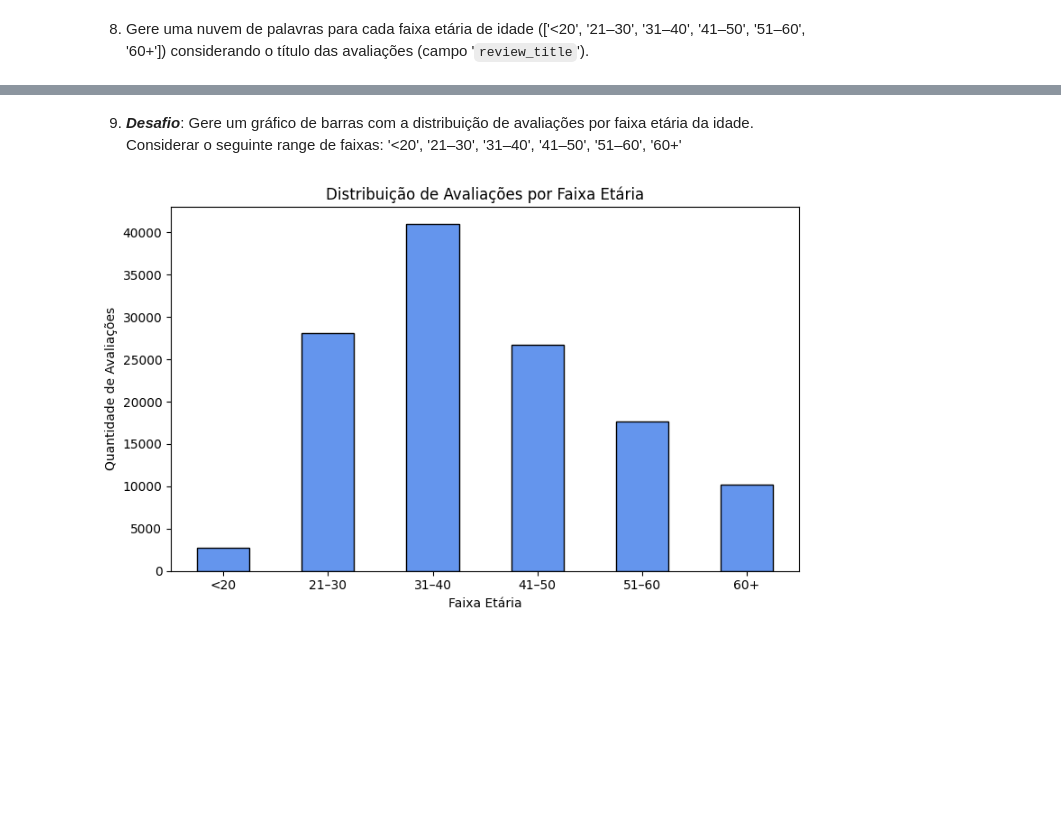
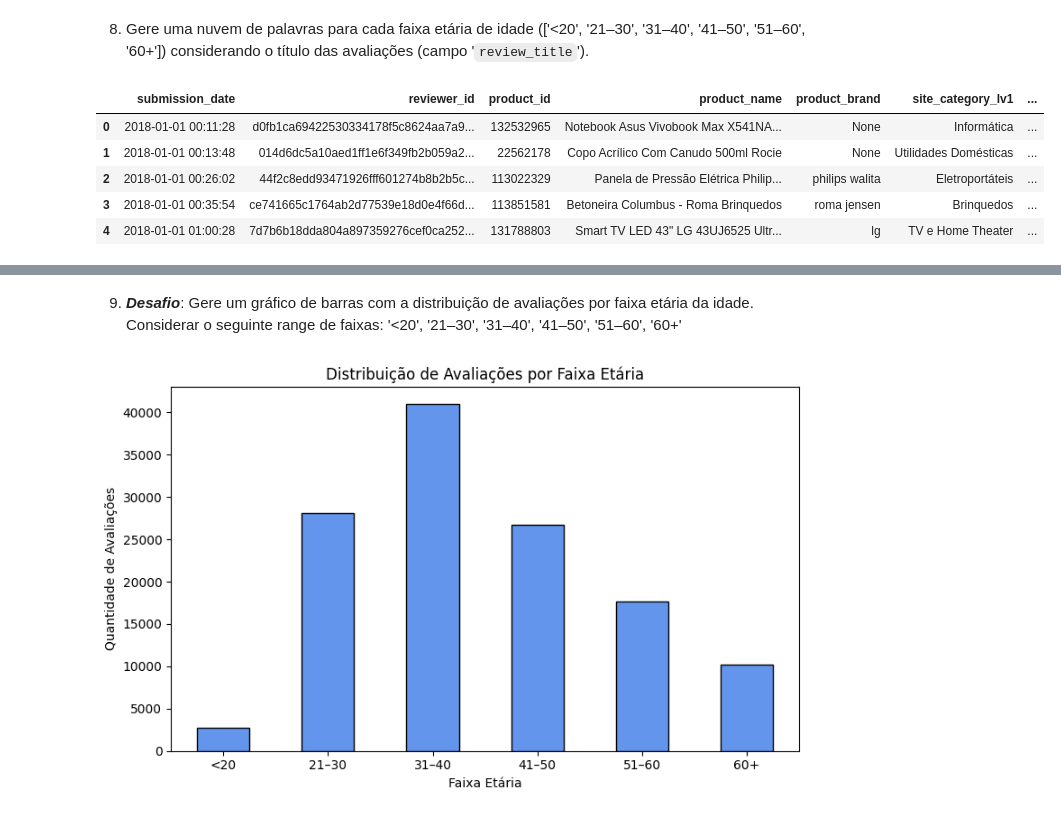
Before and after one commit to jaquedebrito/Atividades_TrilhaParaElas_FaseMentoria, a Jupyter notebook: Copy_of_Atividades_TrilhaParaElas.ipynb, the cells around one changed output, grey strips where cells are left out. Saved outputs shown, nothing was run; the diff lists cells and outputs as text; code cells hidden in the pictures; blank space fills up the shorter version.

```diff
--- a/Copy_of_Atividades_TrilhaParaElas.ipynb
+++ b/Copy_of_Atividades_TrilhaParaElas.ipynb
@@ -204,7 +204,15 @@ plt.show()
 # %%
 bins = [0, 20, 30, 40, 50, 60, 200]
 labels = ['<20', '21–30', '31–40', '41–50', '51–60', '60+']
 df['faixa_etaria'] = pd.cut(df['idade'], bins=bins, labels=labels, right=True)
+df.head()
+# %% [output]
+|  | submission_date | reviewer_id | product_id | product_name | product_brand | site_category_lv1 | ... |
+| 0 | 2018-01-01 00:11:28 | d0fb1ca69422530334178f5c8624aa7a9... | 132532965 | Notebook Asus Vivobook Max X541NA... | None | Informática | ... |
+| 1 | 2018-01-01 00:13:48 | 014d6dc5a10aed1ff1e6f349fb2b059a2... | 22562178 | Copo Acrílico Com Canudo 500ml Rocie | None | Utilidades Domésticas | ... |
+| 2 | 2018-01-01 00:26:02 | 44f2c8edd93471926fff601274b8b2b5c... | 113022329 | Panela de Pressão Elétrica Philip... | philips walita | Eletroportáteis | ... |
+| 3 | 2018-01-01 00:35:54 | ce741665c1764ab2d77539e18d0e4f66d... | 113851581 | Betoneira Columbus - Roma Brinquedos | roma jensen | Brinquedos | ... |
+| 4 | 2018-01-01 01:00:28 | 7d7b6b18dda804a897359276cef0ca252... | 131788803 | Smart TV LED 43" LG 43UJ6525 Ultr... | lg | TV e Home Theater | ... |
 # %%
 # Lista de faixas na ordem desejada
 faixas = ['<20', '21–30', '31–40', '41–50', '51–60', '60+']
```
Also changed, not shown: parts of 2 cells of this notebook.
